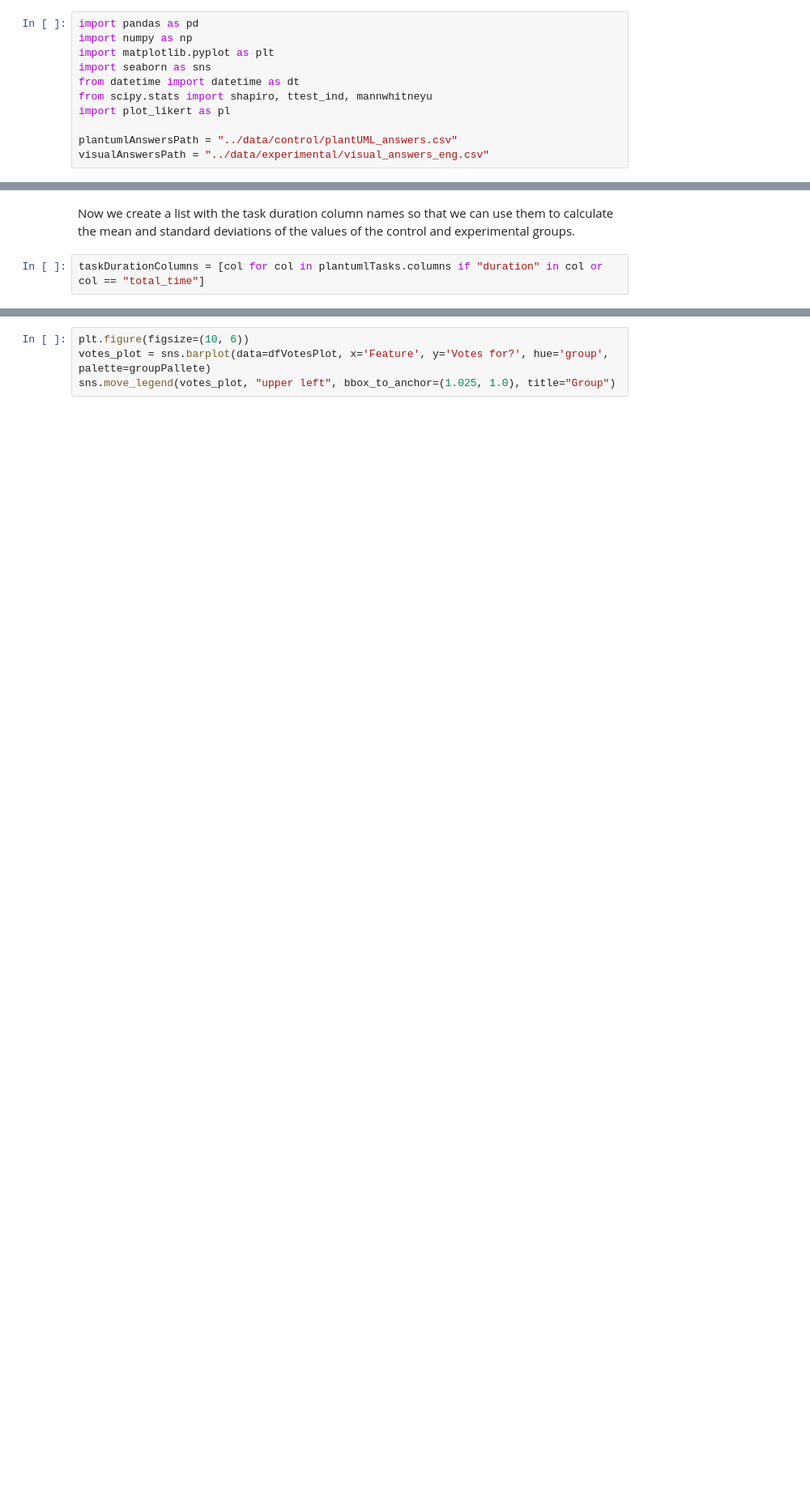
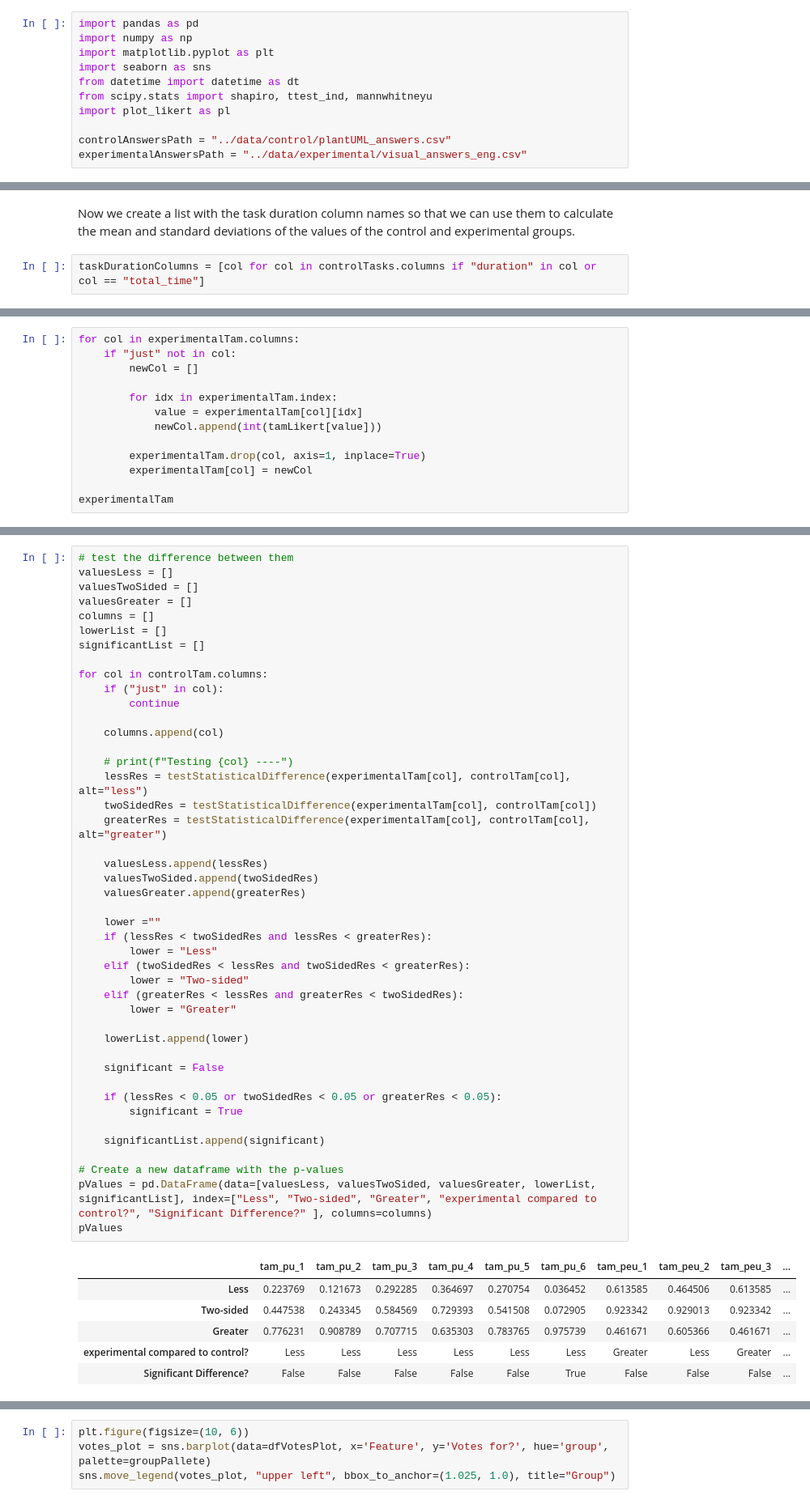
Before and after one commit to mbarra29/infragenie-visual-rep-pckg, a Jupyter notebook: notebooks/evaluation.ipynb, the cells around one changed output, grey strips where cells are left out. Shown: that part at 81% size. Cells and saved outputs as stored; diff of their text form; blank space fills up the shorter version.

```diff
--- a/notebooks/evaluation.ipynb
+++ b/notebooks/evaluation.ipynb
@@ -14,8 +18,8 @@ from datetime import datetime as dt
 from scipy.stats import shapiro, ttest_ind, mannwhitneyu
 import plot_likert as pl
 
-plantumlAnswersPath = "../data/control/plantUML_answers.csv"
-visualAnswersPath = "../data/experimental/visual_answers_eng.csv"
+controlAnswersPath = "../data/control/plantUML_answers.csv"
+experimentalAnswersPath = "../data/experimental/visual_answers_eng.csv"
 # %% [markdown]
 The hexadecimal colors for all the experiment plots are defined in the next cell.
 # %%
@@ -542,5 +546,5 @@ pValues
 # %% [markdown]
 Now we create a list with the task duration column names so that we can use them to calculate the mean and standard deviations of the values of the control and experimental groups.
 # %%
-taskDurationColumns = [col for col in plantumlTasks.columns if "duration" in col or col == "total_time"]
+taskDurationColumns = [col for col in controlTasks.columns if "duration" in col or col == "total_time"]
 # %%
@@ -1434,0 +874,13 @@ dfVotesPlot
+# %%
+for col in experimentalTam.columns:
+    if "just" not in col:
+        newCol = []
+
+        for idx in experimentalTam.index:
+            value = experimentalTam[col][idx]
+            newCol.append(int(tamLikert[value]))
+
+        experimentalTam.drop(col, axis=1, inplace=True)
+        experimentalTam[col] = newCol
+
+experimentalTam
@@ -1434,0 +898,51 @@ dfVotesPlot
+# %%
+# test the difference between them
+valuesLess = []
+valuesTwoSided = []
+valuesGreater = []
+columns = []
+lowerList = []
+significantList = []
+
+for col in controlTam.columns:
+    if ("just" in col):
+        continue
+
+    columns.append(col)
+
+    # print(f"Testing {col} ----")
+    lessRes = testStatisticalDifference(experimentalTam[col], controlTam[col], alt="less")
+    twoSidedRes = testStatisticalDifference(experimentalTam[col], controlTam[col])
+    greaterRes = testStatisticalDifference(experimentalTam[col], controlTam[col], alt="greater")
+
+    valuesLess.append(lessRes)
+    valuesTwoSided.append(twoSidedRes)
+    valuesGreater.append(greaterRes)
+
+    lower =""
+    if (lessRes < twoSidedRes and lessRes < greaterRes):
+        lower = "Less"
+    elif (twoSidedRes < lessRes and twoSidedRes < greaterRes):
+        lower = "Two-sided"
+    elif (greaterRes < lessRes and greaterRes < twoSidedRes):
+        lower = "Greater"
+
+    lowerList.append(lower)
+
+    significant = False
+
+    if (lessRes < 0.05 or twoSidedRes < 0.05 or greaterRes < 0.05):
+        significant = True
+
+    significantList.append(significant)
+
+# Create a new dataframe with the p-values
+pValues = pd.DataFrame(data=[valuesLess, valuesTwoSided, valuesGreater, lowerList, significantList], index=["Less", "Two-sided", "Greater", "experimental compared to control?", "Significant Difference?" ], columns=columns)
+pValues
+# %% [output]
+|  | tam_pu_1 | tam_pu_2 | tam_pu_3 | tam_pu_4 | tam_pu_5 | tam_pu_6 | tam_peu_1 | tam_peu_2 | tam_peu_3 | ... |
+| Less | 0.223769 | 0.121673 | 0.292285 | 0.364697 | 0.270754 | 0.036452 | 0.613585 | 0.464506 | 0.613585 | ... |
+| Two-sided | 0.447538 | 0.243345 | 0.584569 | 0.729393 | 0.541508 | 0.072905 | 0.923342 | 0.929013 | 0.923342 | ... |
+| Greater | 0.776231 | 0.908789 | 0.707715 | 0.635303 | 0.783765 | 0.975739 | 0.461671 | 0.605366 | 0.461671 | ... |
+| experimental compared to control? | Less | Less | Less | Less | Less | Less | Greater | Less | Greater | ... |
+| Significant Difference? | False | False | False | False | False | True | False | False | False | ... |
```
Also changed, not shown: parts of 121 cells of this notebook.
